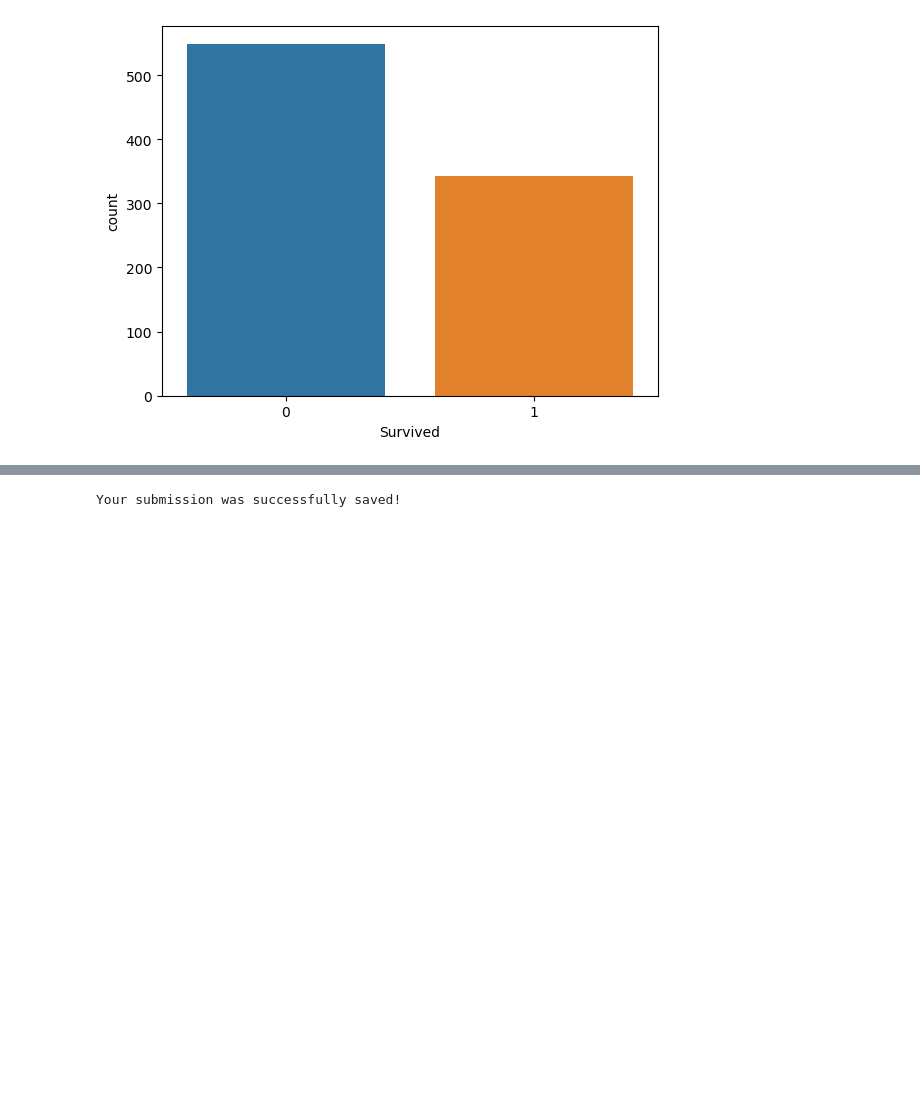
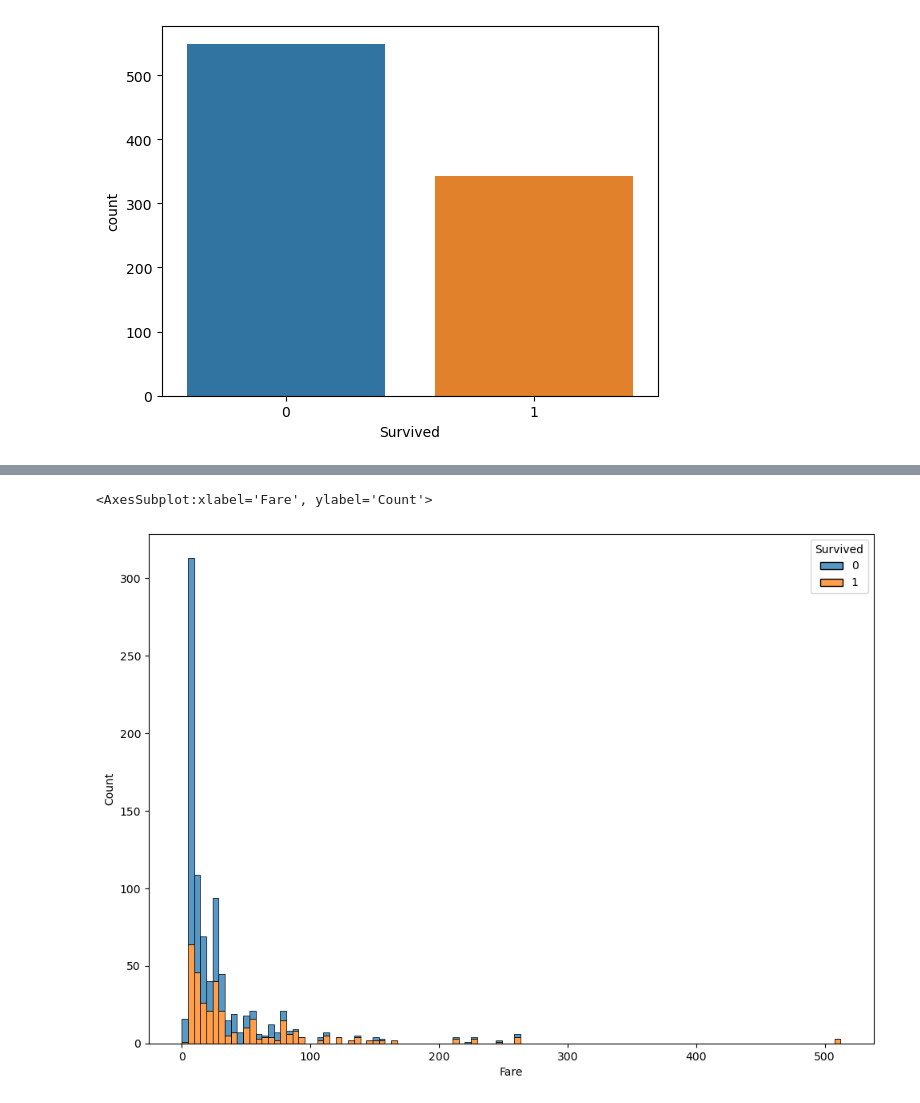
Before and after one commit to arizinghell/kaggle-exercise, a Jupyter notebook: Titanic.ipynb, the cells around one changed output, grey strips where cells are left out. Saved outputs shown, nothing was run; the diff lists cells and outputs as text; code cells hidden in the pictures; blank space fills up the shorter version.

```diff
--- a/Titanic.ipynb
+++ b/Titanic.ipynb
@@ -75,3 +80,11 @@ sns.countplot(x='Survived', data=train)
+# %%
+from matplotlib import rcParams
+
+rcParams['figure.figsize']=11.7,8.27
+sns.histplot(train, x="Fare", hue="Survived", multiple="stack")
+# %% [output]
+<AxesSubplot:xlabel='Fare', ylabel='Count'>
+[figure, added]
 # %%
 from sklearn.ensemble import RandomForestClassifier
 
@@ -83,9 +96,3 @@ X_test=pd.get_dummies(test[features])
 model = RandomForestClassifier(n_estimators=100, max_depth=5, random_state=1)
 model.fit(X, y)
 predictions = model.predict(X_test)
-
-output = pd.DataFrame({'PassengerId': test.PassengerId, 'Survived': predictions})
-output.to_csv('submission.csv', index=False)
-print("Your submission was successfully saved!")
-# %% [output]
-Your submission was successfully saved!
```
Also changed, not shown: parts of 2 cells of this notebook.
